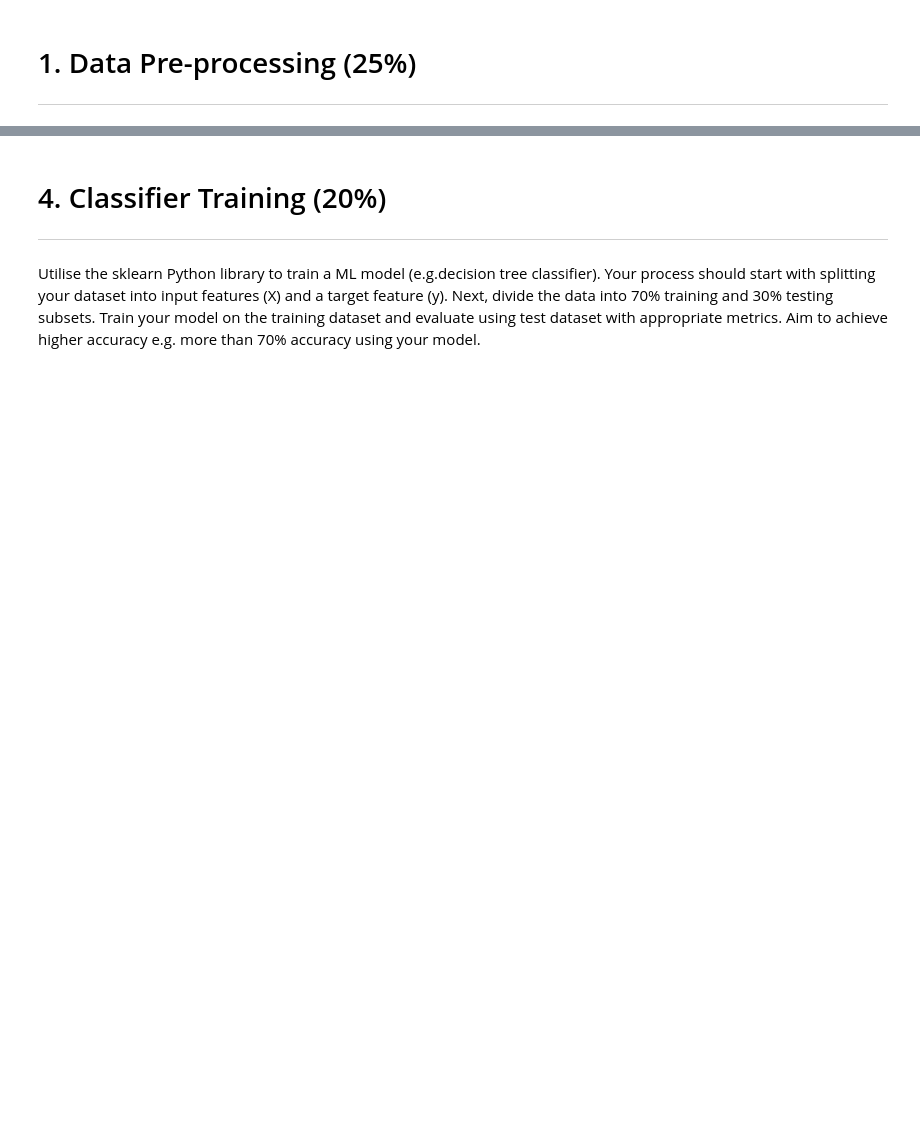
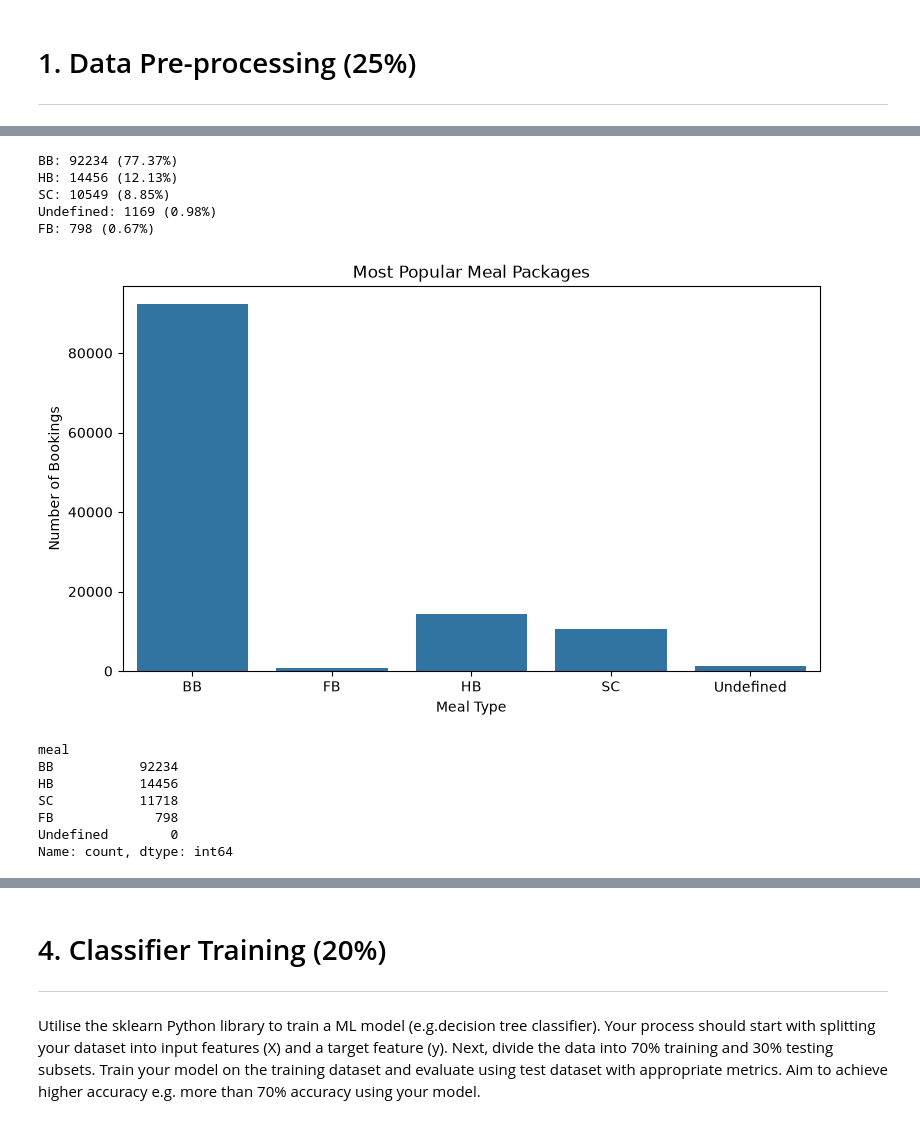
Before and after one commit to harry-533/Data-Driven-AI-Uni-, a Jupyter notebook: Assignment/Coursework1_template.ipynb, the cells around one changed output, grey strips where cells are left out. Drawn from its saved outputs; the diff is of its cells as text; code cells hidden in the pictures; blank space fills up the shorter version.

```diff
--- a/Assignment/Coursework1_template.ipynb
+++ b/Assignment/Coursework1_template.ipynb
@@ -502,0 +585,5 @@ df = pd.get_dummies(
+# %%
+suspicious_parking = df[df['required_car_parking_spaces'] > 3]
+print('Parking\n', suspicious_parking.to_string(), '\n')
+df = df.loc[df['required_car_parking_spaces'] != 8]
+print(f"Removing {len(suspicious_parking)} bookings with suspicous parking records")
@@ -502,0 +723,35 @@ df = pd.get_dummies(
+# %%
+meal_counts = df['meal'].value_counts()
+
+for meal, count in meal_counts.items():
+    print(f"{meal}: {count} ({count/len(df)*100:.2f}%)")
+
+plt.figure(figsize=(9, 5))
+
+sns.barplot(
+    x=meal_counts.index,
+    y=meal_counts.values
+)
+
+plt.title('Most Popular Meal Packages')
+plt.xlabel('Meal Type')
+plt.ylabel('Number of Bookings')
+
+plt.show()
+
+df.loc[df['meal'] == 'Undefined', 'meal'] = 'SC'
+print(df['meal'].value_counts())
+# %% [output]
+BB: 92234 (77.37%)
+HB: 14456 (12.13%)
+SC: 10549 (8.85%)
+Undefined: 1169 (0.98%)
+FB: 798 (0.67%)
+[figure, added]
+meal
+BB           92234
+HB           14456
+SC           11718
+FB             798
+Undefined        0
+Name: count, dtype: int64
```
Also changed, not shown: parts of 130 cells of this notebook, 1 other file.
